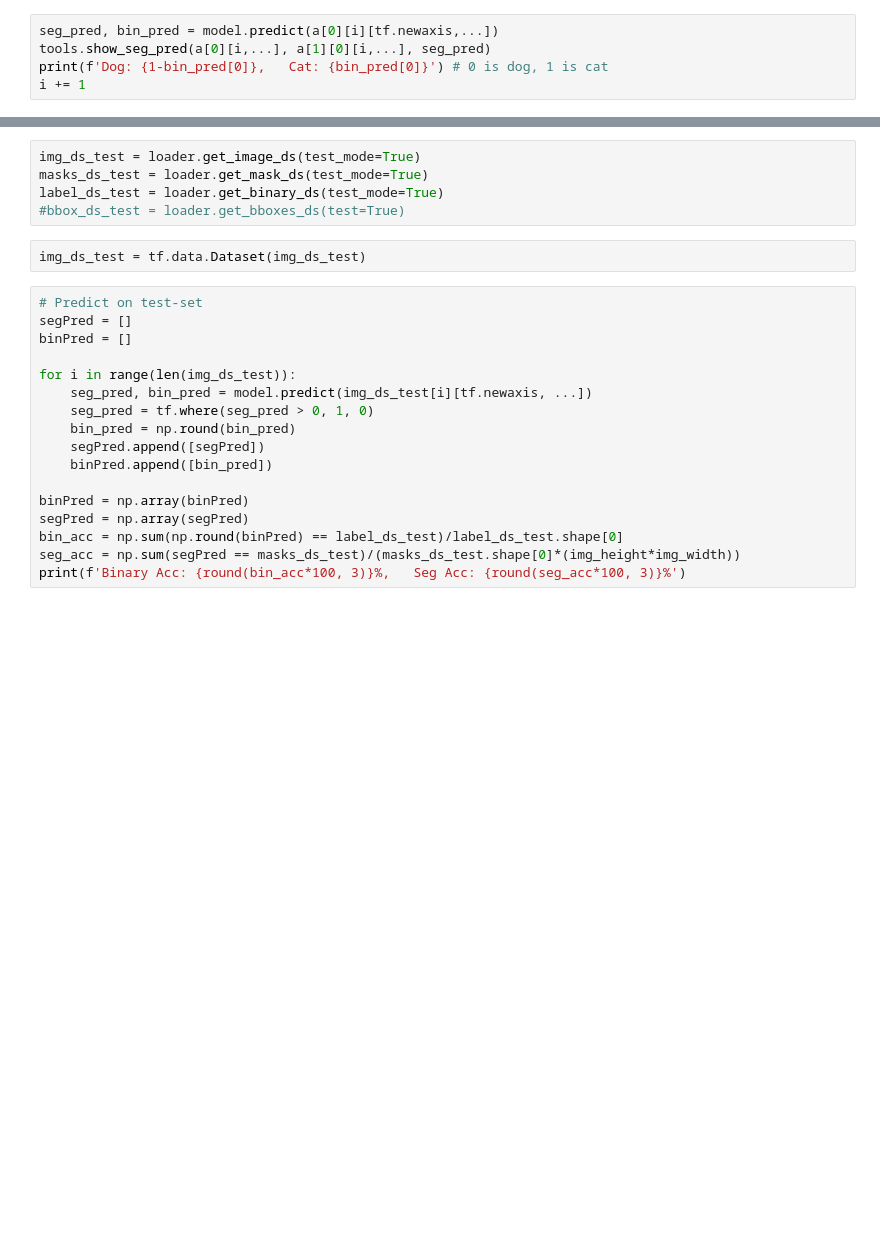
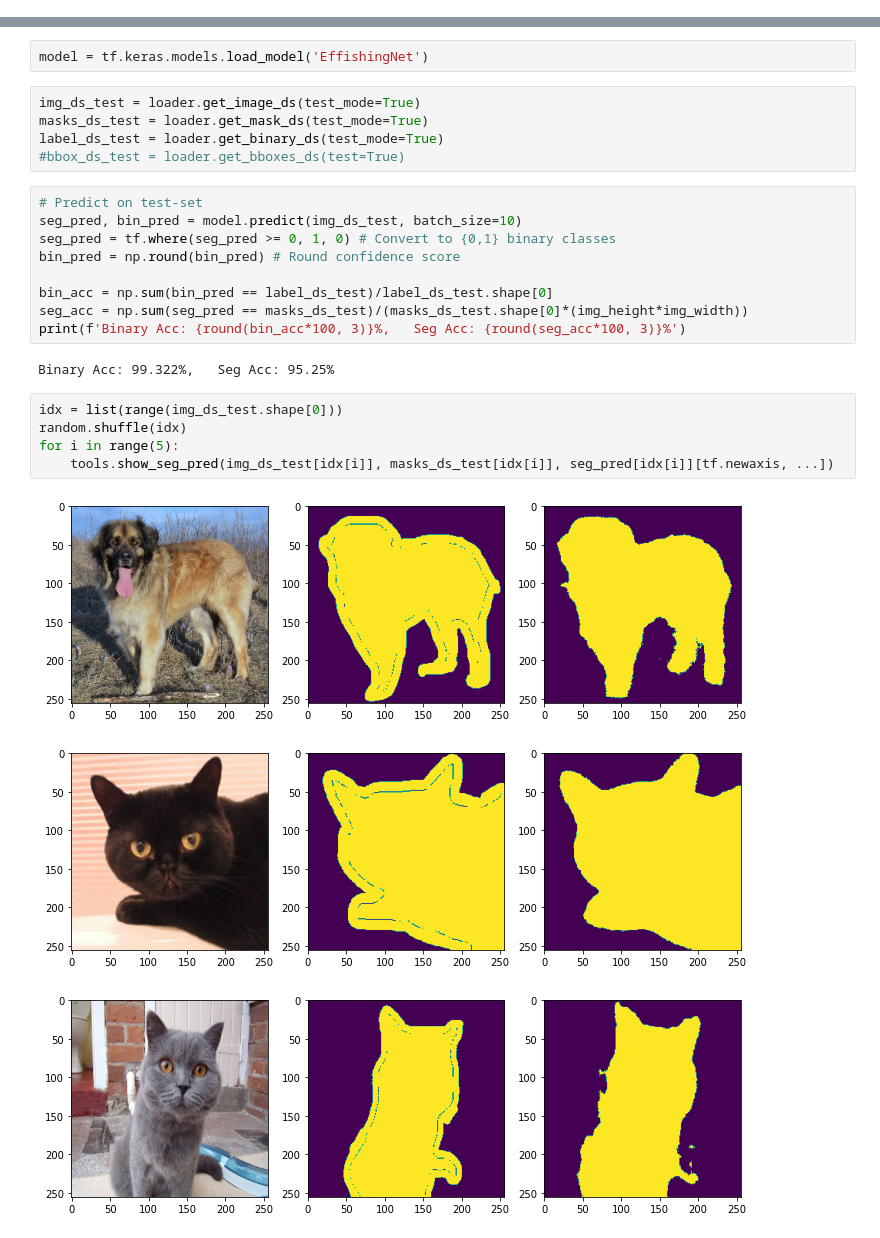
Before and after one commit to mazabdul7/intro_dl_cw2, a Jupyter notebook: train.ipynb, the cells around one changed output, grey strips where cells are left out. Saved outputs shown, nothing was run; the diff lists cells and outputs as text; blank space fills up the shorter version.

Commit message:
added test mode + first good model

```diff
--- a/train.ipynb
+++ b/train.ipynb
@@ -134,5 +106,0 @@ def show_seg_pred(img: np.array, mask_truth: np.array, mask_pred: np.array):
-# %%
-seg_pred, bin_pred = model.predict(a[0][i][tf.newaxis,...])
-tools.show_seg_pred(a[0][i,...], a[1][0][i,...], seg_pred)
-print(f'Dog: {1-bin_pred[0]},   Cat: {bin_pred[0]}') # 0 is dog, 1 is cat
-i += 1
@@ -139,26 +109,29 @@ i += 1
 # %% [markdown]
 ## Test on test-set
+# %%
+model = tf.keras.models.load_model('EffishingNet')
 # %%
 img_ds_test = loader.get_image_ds(test_mode=True)
 masks_ds_test = loader.get_mask_ds(test_mode=True)
 label_ds_test = loader.get_binary_ds(test_mode=True)
 #bbox_ds_test = loader.get_bboxes_ds(test=True)
-# %%
-img_ds_test = tf.data.Dataset(img_ds_test)
 # %%
 # Predict on test-set
-segPred = []
-binPred = []
+seg_pred, bin_pred = model.predict(img_ds_test, batch_size=10)
+seg_pred = tf.where(seg_pred >= 0, 1, 0) # Convert to {0,1} binary classes
+bin_pred = np.round(bin_pred) # Round confidence score
 
-for i in range(len(img_ds_test)):
-    seg_pred, bin_pred = model.predict(img_ds_test[i][tf.newaxis, ...])
-    seg_pred = tf.where(seg_pred > 0, 1, 0)
-    bin_pred = np.round(bin_pred)
-    segPred.append([segPred])
-    binPred.append([bin_pred])
-
-binPred = np.array(binPred)
-segPred = np.array(segPred)
-bin_acc = np.sum(np.round(binPred) == label_ds_test)/label_ds_test.shape[0]
-seg_acc = np.sum(segPred == masks_ds_test)/(masks_ds_test.shape[0]*(img_height*img_width))
+bin_acc = np.sum(bin_pred == label_ds_test)/label_ds_test.shape[0]
+seg_acc = np.sum(seg_pred == masks_ds_test)/(masks_ds_test.shape[0]*(img_height*img_width))
 print(f'Binary Acc: {round(bin_acc*100, 3)}%,   Seg Acc: {round(seg_acc*100, 3)}%')
+# %% [output]
+Binary Acc: 99.322%,   Seg Acc: 95.25%
+# %%
+idx = list(range(img_ds_test.shape[0]))
+random.shuffle(idx)
+for i in range(5):
+    tools.show_seg_pred(img_ds_test[idx[i]], masks_ds_test[idx[i]], seg_pred[idx[i]][tf.newaxis, ...])
+# %% [output]
+[figure, added]
+[figure, added]
+[figure, added]
```
Also changed, not shown: parts of 7 cells of this notebook, 5 other files.
